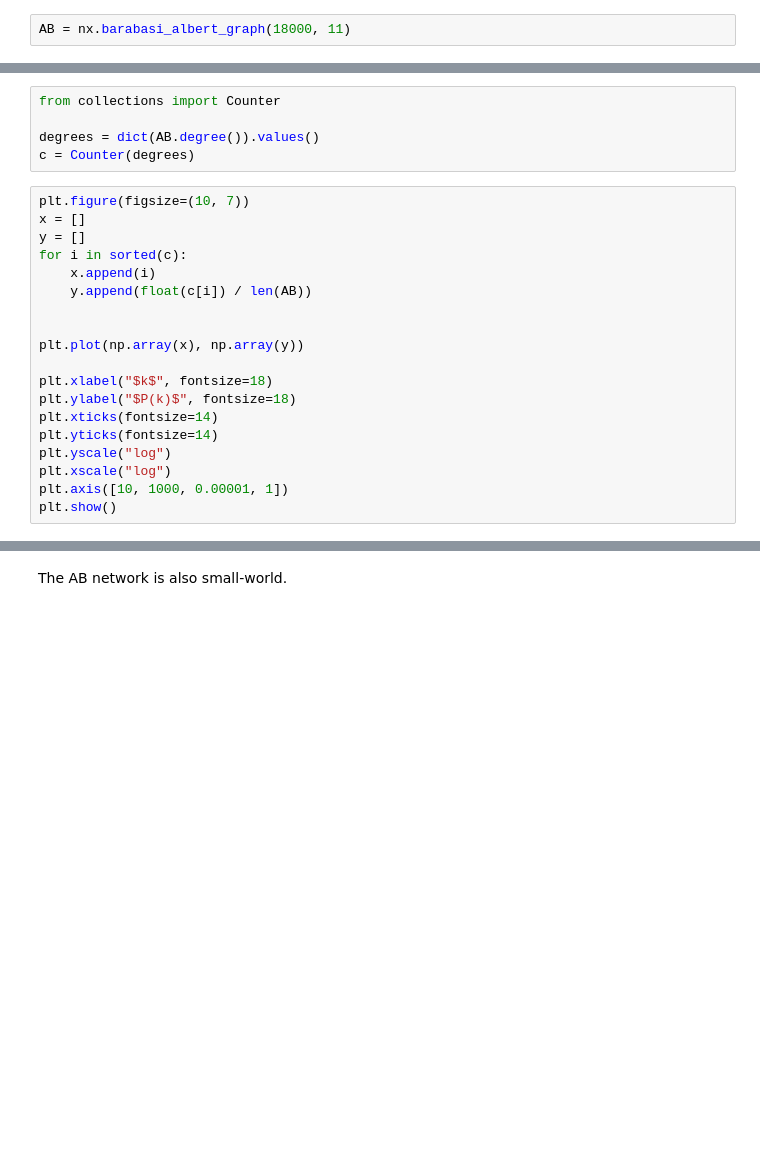
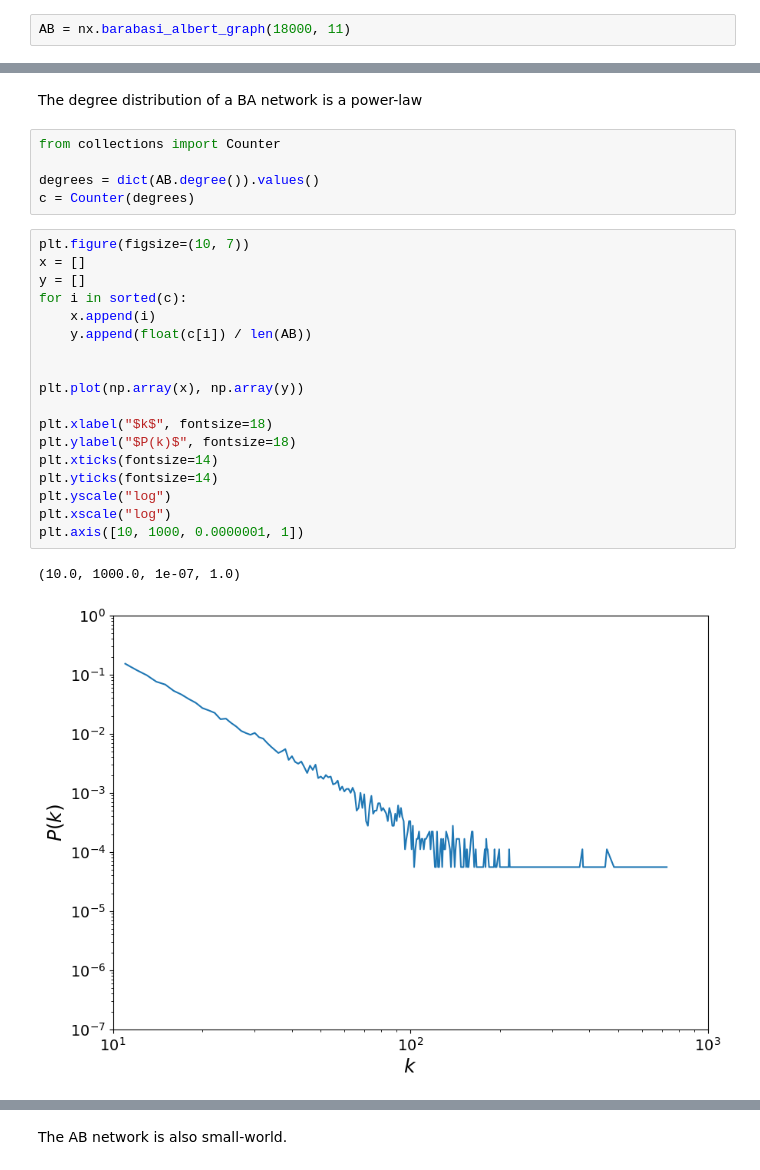
Before and after one commit to micheletizzoni/Digital_epidemiology, a Jupyter notebook: notebooks/nb03_network_analysis.ipynb, the cells around one changed output, grey strips where cells are left out. Cells and saved outputs as stored; diff of their text form; blank space fills up the shorter version.

```diff
--- a/notebooks/nb03_network_analysis.ipynb
+++ b/notebooks/nb03_network_analysis.ipynb
@@ -193,3 +208,5 @@ print("and", len(AB.edges()), "edges")
+# %% [markdown]
+The degree distribution of a BA network is a power-law
 # %%
 from collections import Counter
 
@@ -198,22 +215,24 @@ c = Counter(degrees)
 # %%
 plt.figure(figsize=(10, 7))
 x = []
 y = []
 for i in sorted(c):
     x.append(i)
     y.append(float(c[i]) / len(AB))
 
 
 plt.plot(np.array(x), np.array(y))
 
 plt.xlabel("$k$", fontsize=18)
 plt.ylabel("$P(k)$", fontsize=18)
 plt.xticks(fontsize=14)
 plt.yticks(fontsize=14)
 plt.yscale("log")
 plt.xscale("log")
-plt.axis([10, 1000, 0.00001, 1])
-plt.show()
+plt.axis([10, 1000, 0.0000001, 1])
+# %% [output]
+(10.0, 1000.0, 1e-07, 1.0)
+[figure, added]
 # %%
 print("The average clustering coefficient of AB is")
 nx.average_clustering(AB)
```
Also changed, not shown: parts of 26 cells of this notebook.
